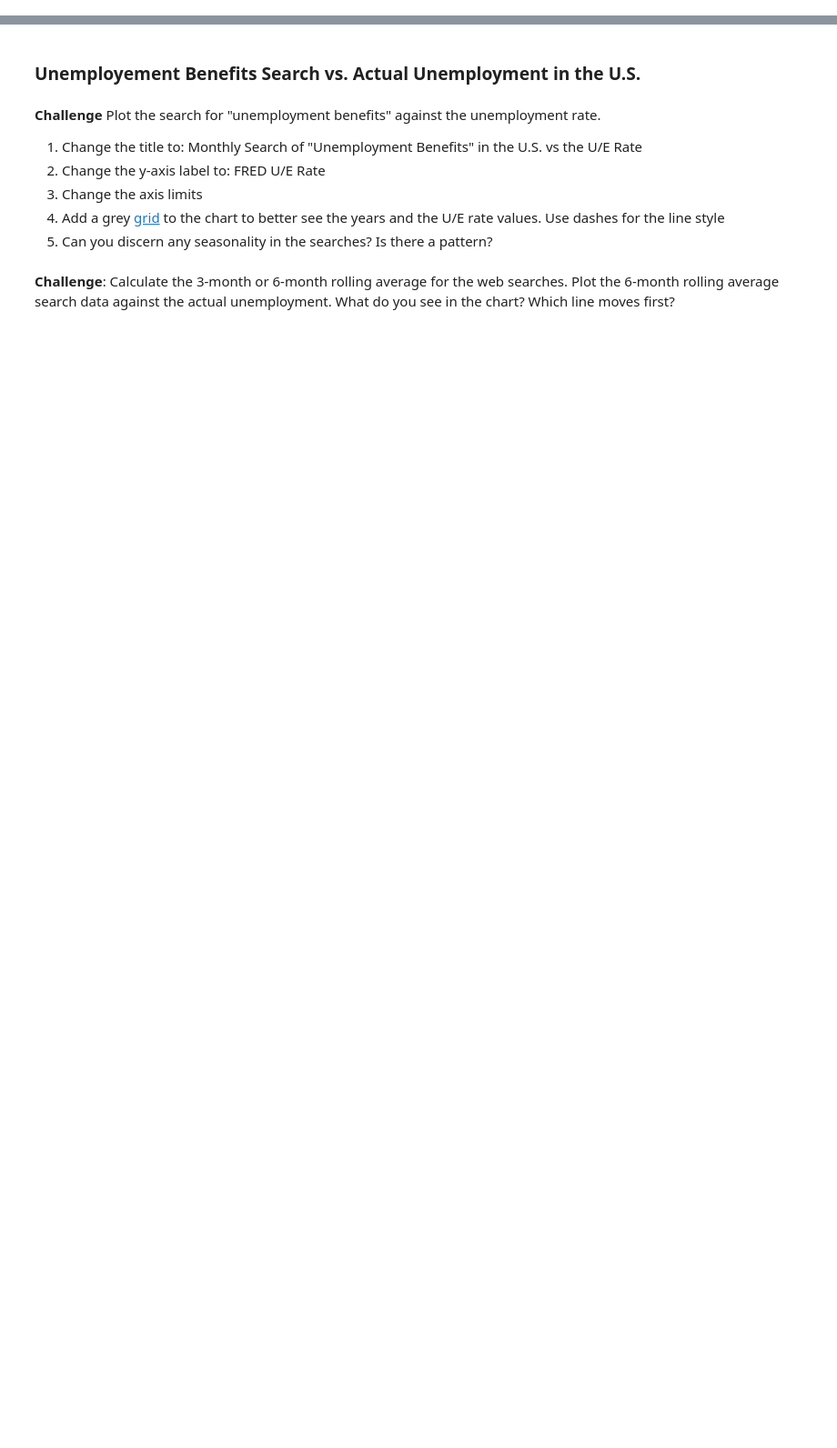
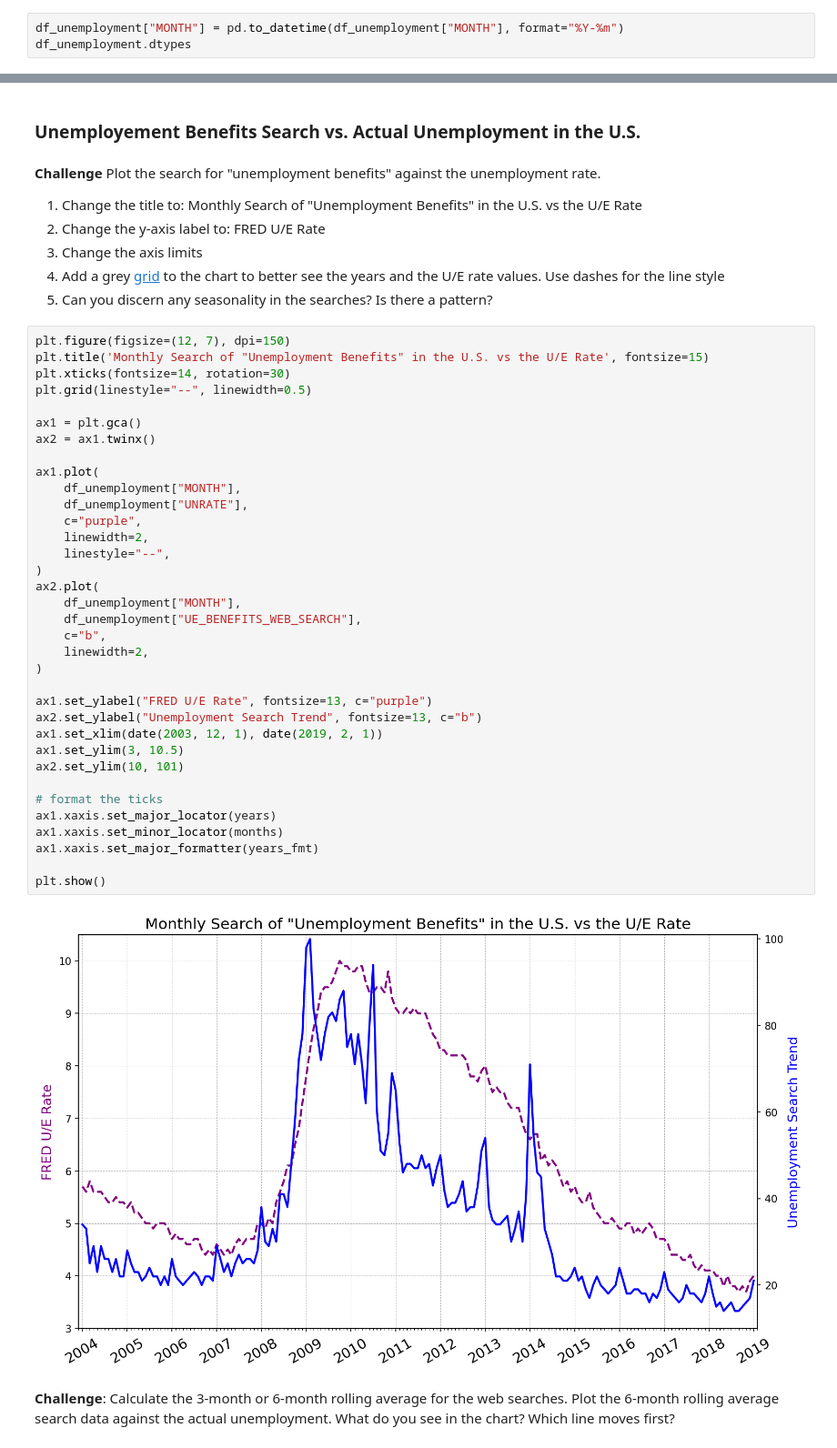
Before and after one commit to Jonikulov/100-days-python-bootcamp, a Jupyter notebook: day_75_resampling_visualizing_time_series/Google Trends and Data Visualization.ipynb, the cells around one changed output, grey strips where cells are left out. Shown at 91% size. Saved outputs shown, nothing was run; the diff lists cells and outputs as text; blank space fills up the shorter version.

```diff
--- a/day_75_resampling_visualizing_time_series/Google Trends and Data Visualization.ipynb
+++ b/day_75_resampling_visualizing_time_series/Google Trends and Data Visualization.ipynb
@@ -250,0 +297,3 @@ Number of missing values:
+# %%
+df_unemployment["MONTH"] = pd.to_datetime(df_unemployment["MONTH"], format="%Y-%m")
+df_unemployment.dtypes
@@ -300,5 +467,42 @@ How to add tick formatting for dates on the x-axis.
 3. Change the axis limits <br>
 4. Add a grey [grid](https://matplotlib.org/3.2.1/api/_as_gen/matplotlib.pyplot.grid.html) to the chart to better see the years and the U/E rate values. Use dashes for the line style<br>
 5. Can you discern any seasonality in the searches? Is there a pattern?
+# %%
+plt.figure(figsize=(12, 7), dpi=150)
+plt.title('Monthly Search of "Unemployment Benefits" in the U.S. vs the U/E Rate', fontsize=15)
+plt.xticks(fontsize=14, rotation=30)
+plt.grid(linestyle="--", linewidth=0.5)
+
+ax1 = plt.gca()
+ax2 = ax1.twinx()
+
+ax1.plot(
+    df_unemployment["MONTH"],
+    df_unemployment["UNRATE"],
+    c="purple",
+    linewidth=2,
+    linestyle="--",
+)
+ax2.plot(
+    df_unemployment["MONTH"],
+    df_unemployment["UE_BENEFITS_WEB_SEARCH"],
+    c="b",
+    linewidth=2,
+)
+
+ax1.set_ylabel("FRED U/E Rate", fontsize=13, c="purple")
+ax2.set_ylabel("Unemployment Search Trend", fontsize=13, c="b")
+ax1.set_xlim(date(2003, 12, 1), date(2019, 2, 1))
+ax1.set_ylim(3, 10.5)
+ax2.set_ylim(10, 101)
+
+# format the ticks
+ax1.xaxis.set_major_locator(years)
+ax1.xaxis.set_minor_locator(months)
+ax1.xaxis.set_major_formatter(years_fmt)
+
+plt.show()
+# %% [output]
+[figure, added]
 # %% [markdown]
 **Challenge**: Calculate the 3-month or 6-month rolling average for the web searches. Plot the 6-month rolling average search data against the actual unemployment. What do you see in the chart? Which line moves first?
```
Also changed, not shown: parts of 29 cells of this notebook.
